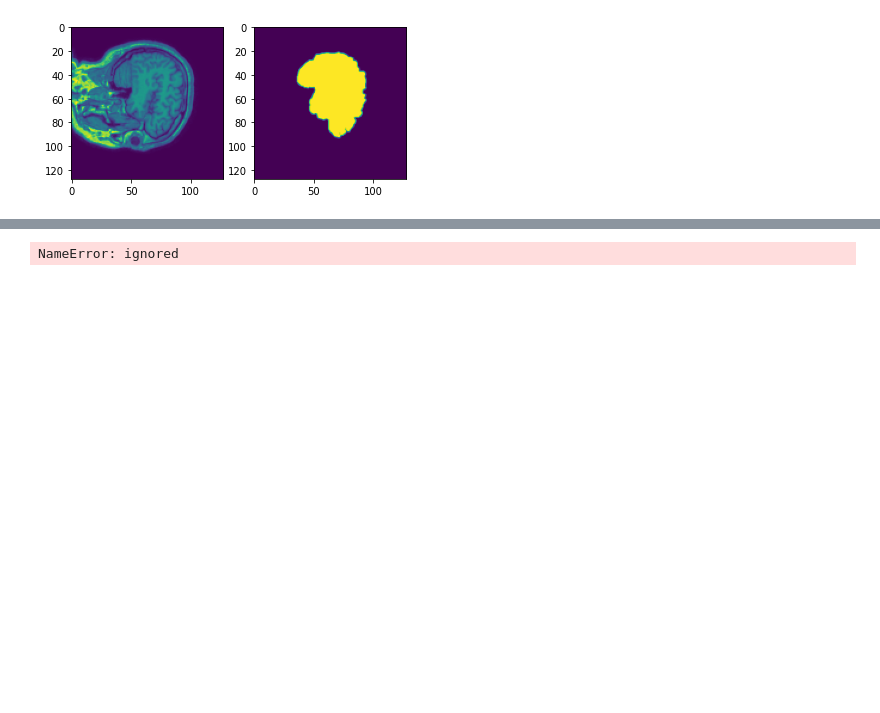
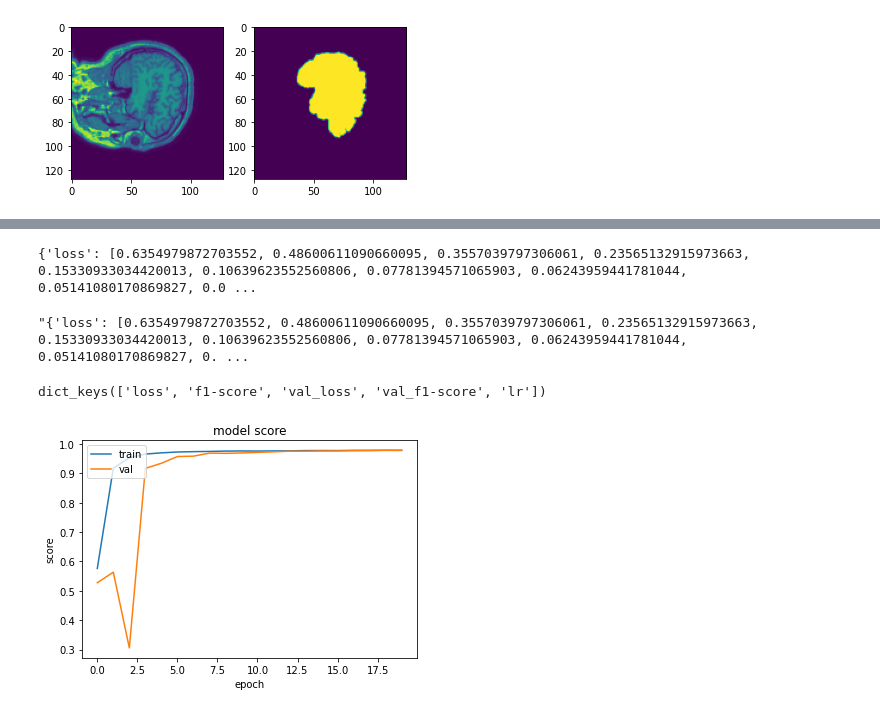
Before and after one commit to Skwarson96/skull_stripping_project, a Jupyter notebook: train_model.ipynb, the cells around one changed output, grey strips where cells are left out. Cells and saved outputs as stored; diff of their text form; code cells hidden in the pictures; blank space fills up the shorter version.

```diff
--- a/train_model.ipynb
+++ b/train_model.ipynb
@@ -194,7 +214,7 @@ model.summary()
 # %%
 from keras.callbacks import ModelCheckpoint
 
-BATCH_SIZE = 128
+BATCH_SIZE = 1024
 training_samples = train_images_generator.n
 validation_samples = val_images_generator.n
 
@@ -217,16 +307,35 @@ KeyboardInterrupt: ignored
+# %%
+import json
+history_dict = history.history
+print(history_dict)
+
+history_path = '/content/drive/MyDrive/ZPO_projekt/history_test.json'
+
+history_dict = json.dumps(str(history_dict))
+with open(history_path, 'w') as fp:
+    json.dump(history_dict, fp)
+# %% [output]
+{'loss': [0.6354979872703552, 0.48600611090660095, 0.3557039797306061, 0.23565132915973663, 0.15330933034420013, 0.10639623552560806, 0.07781394571065903, 0.06243959441781044, 0.05141080170869827, 0.0 ...
+# %%
+with open(history_path, 'r') as fp:
+    data = json.load(fp)
+print(data)
+# %% [output]
+"{'loss': [0.6354979872703552, 0.48600611090660095, 0.3557039797306061, 0.23565132915973663, 0.15330933034420013, 0.10639623552560806, 0.07781394571065903, 0.06243959441781044, 0.05141080170869827, 0. ...
 # %%
 # list all data in history
 print(history.history.keys())
 # summarize history for accuracy
-plt.plot(history.history['binary_accuracy'])
-plt.plot(history.history['val_binary_accuracy'])
-plt.title('model binary accuracy')
-plt.ylabel('binary accuracy')
+plt.plot(history.history['f1-score'])
+plt.plot(history.history['val_f1-score'])
+plt.title('model score')
+plt.ylabel('score')
 plt.xlabel('epoch')
 plt.legend(['train', 'val'], loc='upper left')
 plt.show()
 # %% [output]
-NameError: ignored
+dict_keys(['loss', 'f1-score', 'val_loss', 'val_f1-score', 'lr'])
+[figure, added]
 # %%
 # summarize history for loss
 plt.plot(history.history['loss'])
```
Also changed, not shown: parts of 8 cells of this notebook.
